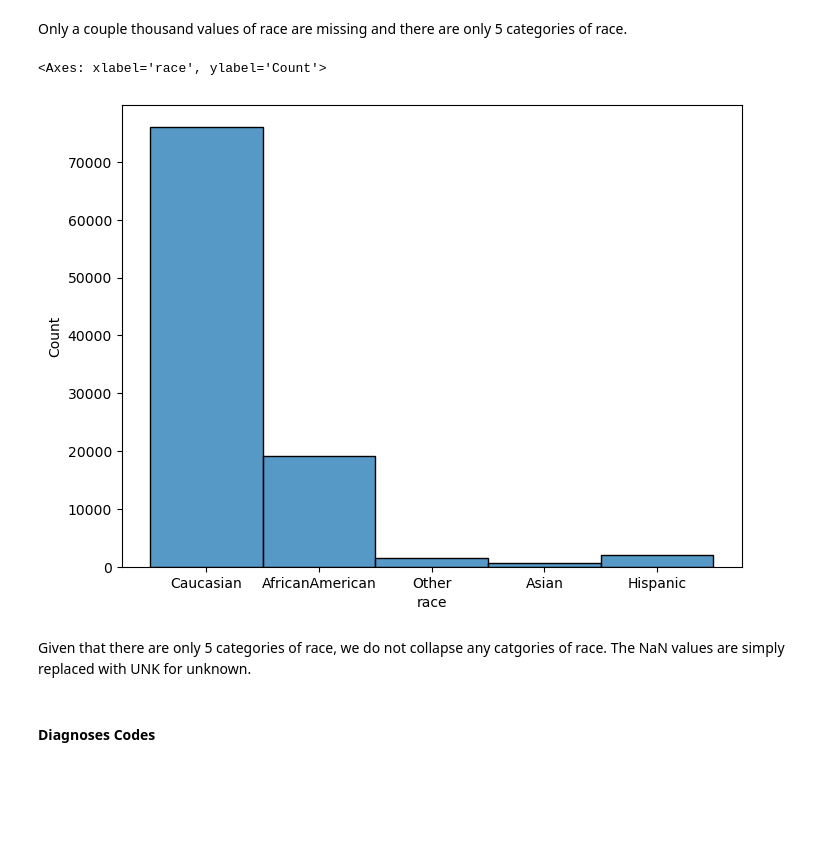
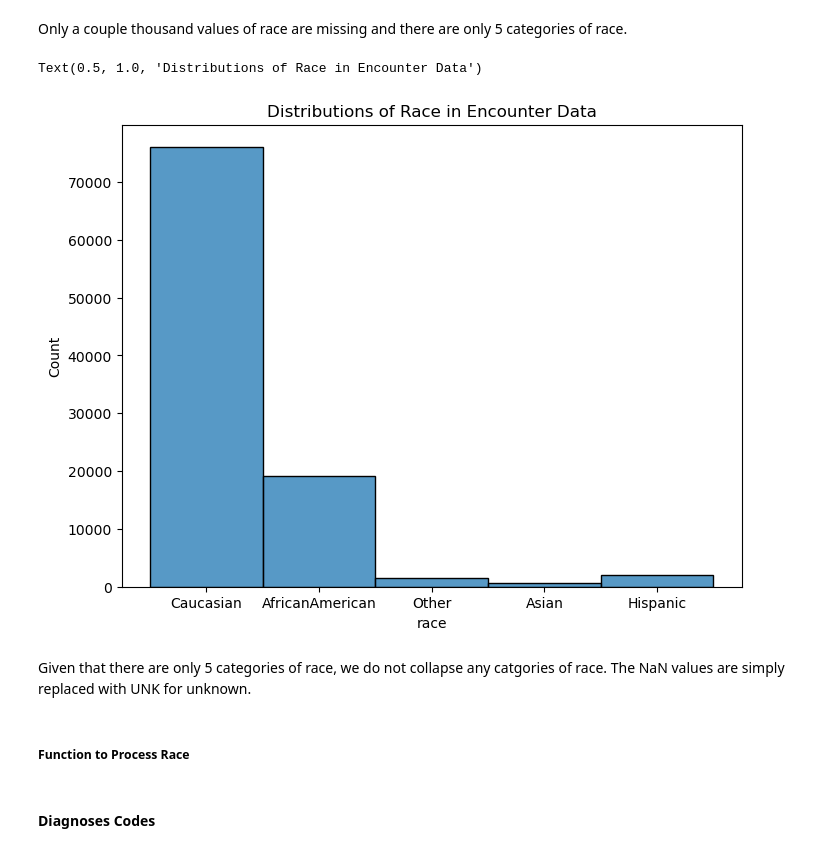
Before and after one commit to stevenworthington/cs109a_final_project, a Jupyter notebook: milestones/ms4/MS4_data_agg.ipynb, the cells around one changed output. Cells and saved outputs as stored; diff of their text form; code cells hidden in the pictures; blank space fills up the shorter version.

```diff
--- a/milestones/ms4/MS4_data_agg.ipynb
+++ b/milestones/ms4/MS4_data_agg.ipynb
@@ -170,11 +180,14 @@ Only a couple thousand values of race are missing and there are only 5 categorie
 # %%
 fig, axs = plt.subplots(1,1, figsize=(8, 6))
 sns.histplot(df_encounters['race'], ax=axs)
+axs.set_title('Distributions of Race in Encounter Data')
 # %% [output]
-<Axes: xlabel='race', ylabel='Count'>
+Text(0.5, 1.0, 'Distributions of Race in Encounter Data')
-[figure, old version]
+[figure, new version]
 # %% [markdown]
 Given that there are only 5 categories of race, we do not collapse any catgories of race. The NaN values are simply replaced with UNK for unknown.
+# %% [markdown]
+<h5> Function to Process Race </h5>
 # %%
 def process_race(df):
     df_copy = df.copy()
```
Also changed, not shown: parts of 61 cells of this notebook.
